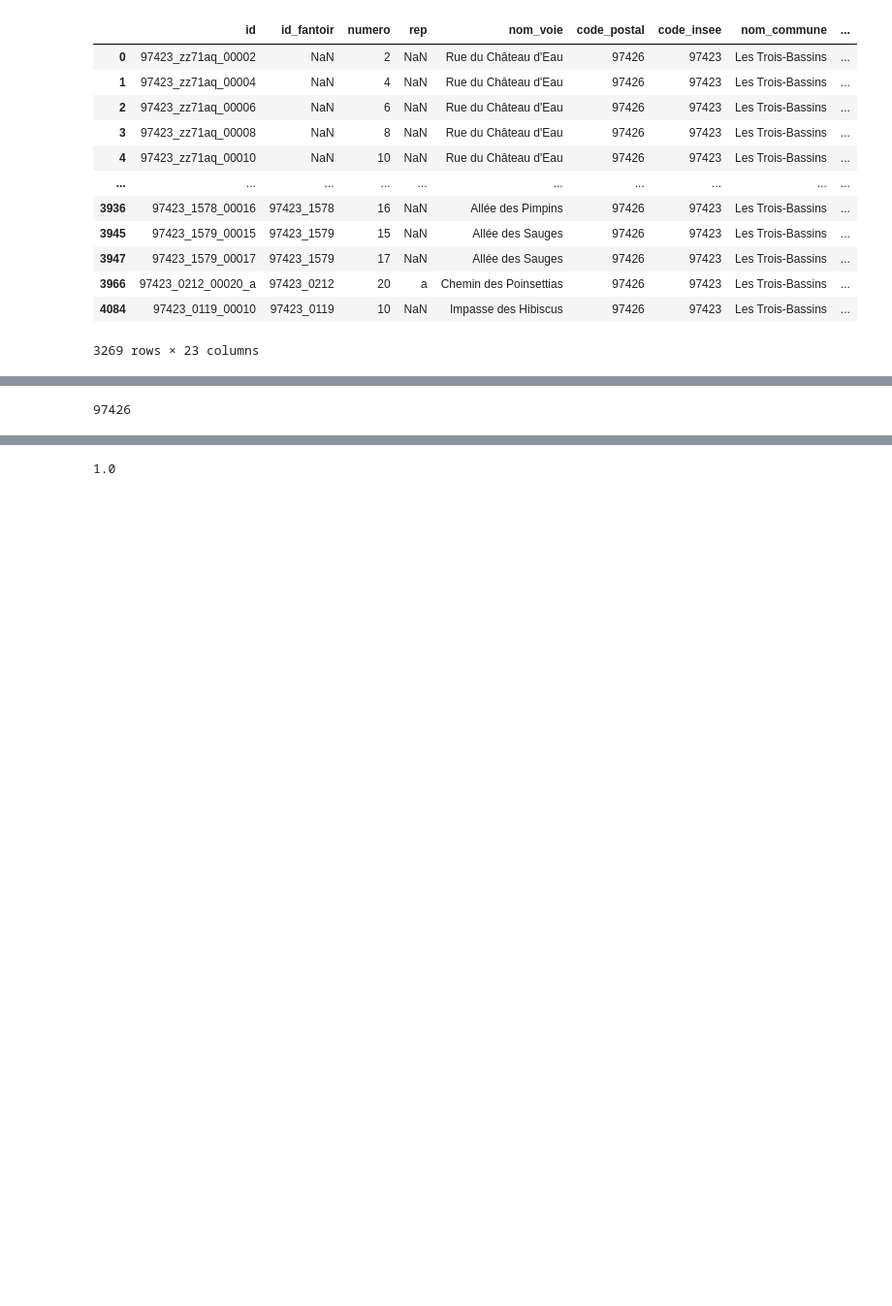
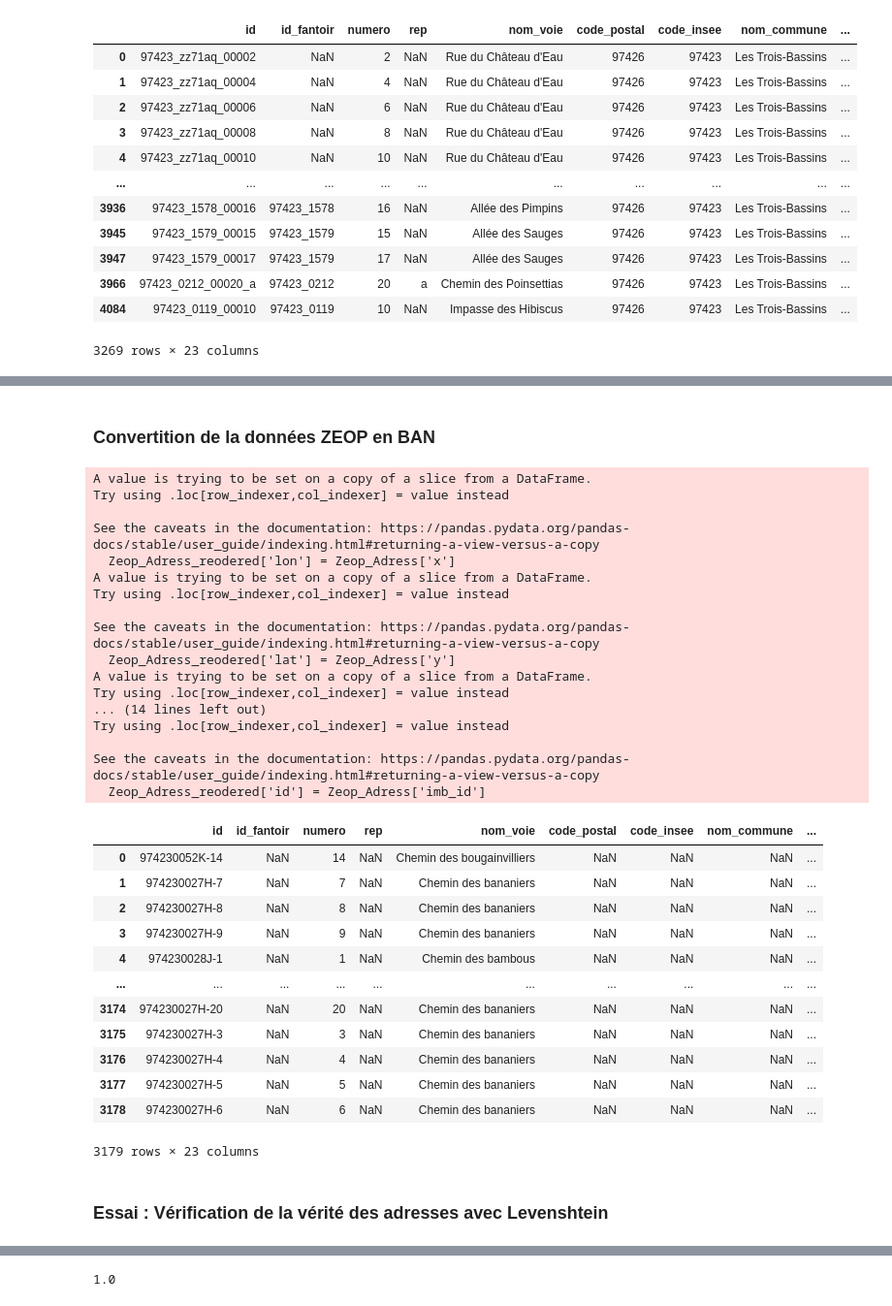
Before and after one commit to gitreunion/datacup-challenge-esi-flipside, a Jupyter notebook: Untitled.ipynb, the cells around one changed output, grey strips where cells are left out. Shown at 97% size. Saved outputs shown, nothing was run; the diff lists cells and outputs as text; code cells hidden in the pictures; blank space fills up the shorter version.

```diff
--- a/Untitled.ipynb
+++ b/Untitled.ipynb
@@ -66,19 +75,3 @@ Ban_Adress_Certifier
 | 3966 | 97423_0212_00020_a | 97423_0212 | 20 | a | Chemin des Poinsettias | 97426 | 97423 | Les Trois-Bassins | ... |
 | 4084 | 97423_0119_00010 | 97423_0119 | 10 | NaN | Impasse des Hibiscus | 97426 | 97423 | Les Trois-Bassins | ... |
 3269 rows × 23 columns
-# %%
-## Transformer le format du document de la ZEOP vers BAN
-
-Ban_Adress_Empty = Ban_Adress.iloc[0:0]
-
-## ON garde uniqument les varialbes du fichier BAN
-## ATTENTION RETIRER LES TIRETS
-Zeop_Adress_reodered = Ban_Adress_Empty
-Zeop_Adress_reodered['lon'] = Zeop_Adress['x']
-Zeop_Adress_reodered['lat'] = Zeop_Adress['y']
-Zeop_Adress_reodered['code_postal'] = Zeop_Adress['code_poste']
-Zeop_Adress_reodered['code_insee'] = Zeop_Adress['code_insee']
-Zeop_Adress_reodered['nom_commune'] = Zeop_Adress['nom_com'].str.replace("-", " ").str.upper() #ATTENTION
-Zeop_Adress_reodered['nom_voie'] = Zeop_Adress['type_voie']+ " " + Zeop_Adress['nom_voie'].str.lower()
-
-Zeop_Adress_reodered['id'] = Zeop_Adress['imb_id']
@@ -126,4 +77,0 @@ test_BAN = Ban_Adress_Certifier.iloc[0]
-# %%
-test_BAN["code_postal"]
-# %% [output]
-97426
@@ -130,2 +80,53 @@ test_BAN["code_postal"]
+# %% [markdown]
+### Convertition de la données ZEOP en BAN
+# %%
+def Convert_ZEOP_to_FormatBAN(Ban_Adress, Zeop_Adress):
+    Ban_Adress_Empty = Ban_Adress.iloc[0:0]
+
+    Zeop_Adress_reodered = Ban_Adress_Empty
+    Zeop_Adress_reodered['lon'] = Zeop_Adress['x']
+    Zeop_Adress_reodered['lat'] = Zeop_Adress['y']
+    Zeop_Adress_reodered['nom_voie'] = Zeop_Adress['type_voie']+ " " + Zeop_Adress['nom_voie'].str.lower()
+    Zeop_Adress_reodered['numero'] = Zeop_Adress['num_voie']
+    Zeop_Adress_reodered['rep'] = Zeop_Adress['cp_no_voie']
+    Zeop_Adress_reodered['id'] = Zeop_Adress['imb_id']
+
+    return Zeop_Adress_reodered
+# %%
+Zeop_Adress_Convert = Convert_ZEOP_to_FormatBAN(Ban_Adress, Zeop_Adress)
+Zeop_Adress_Convert
+# %% [output]
+A value is trying to be set on a copy of a slice from a DataFrame.
+Try using .loc[row_indexer,col_indexer] = value instead
+
+See the caveats in the documentation: https://pandas.pydata.org/pandas-docs/stable/user_guide/indexing.html#returning-a-view-versus-a-copy
+  Zeop_Adress_reodered['lon'] = Zeop_Adress['x']
+A value is trying to be set on a copy of a slice from a DataFrame.
+Try using .loc[row_indexer,col_indexer] = value instead
+
+See the caveats in the documentation: https://pandas.pydata.org/pandas-docs/stable/user_guide/indexing.html#returning-a-view-versus-a-copy
+  Zeop_Adress_reodered['lat'] = Zeop_Adress['y']
+A value is trying to be set on a copy of a slice from a DataFrame.
+Try using .loc[row_indexer,col_indexer] = value instead
+... (14 lines left out)
+Try using .loc[row_indexer,col_indexer] = value instead
+
+See the caveats in the documentation: https://pandas.pydata.org/pandas-docs/stable/user_guide/indexing.html#returning-a-view-versus-a-copy
+  Zeop_Adress_reodered['id'] = Zeop_Adress['imb_id']
+|  | id | id_fantoir | numero | rep | nom_voie | code_postal | code_insee | nom_commune | ... |
+| 0 | 974230052K-14 | NaN | 14 | NaN | Chemin des bougainvilliers | NaN | NaN | NaN | ... |
+| 1 | 974230027H-7 | NaN | 7 | NaN | Chemin des bananiers | NaN | NaN | NaN | ... |
+| 2 | 974230027H-8 | NaN | 8 | NaN | Chemin des bananiers | NaN | NaN | NaN | ... |
+| 3 | 974230027H-9 | NaN | 9 | NaN | Chemin des bananiers | NaN | NaN | NaN | ... |
+| 4 | 974230028J-1 | NaN | 1 | NaN | Chemin des bambous | NaN | NaN | NaN | ... |
+| ... | ... | ... | ... | ... | ... | ... | ... | ... | ... |
+| 3174 | 974230027H-20 | NaN | 20 | NaN | Chemin des bananiers | NaN | NaN | NaN | ... |
+| 3175 | 974230027H-3 | NaN | 3 | NaN | Chemin des bananiers | NaN | NaN | NaN | ... |
+| 3176 | 974230027H-4 | NaN | 4 | NaN | Chemin des bananiers | NaN | NaN | NaN | ... |
+| 3177 | 974230027H-5 | NaN | 5 | NaN | Chemin des bananiers | NaN | NaN | NaN | ... |
+| 3178 | 974230027H-6 | NaN | 6 | NaN | Chemin des bananiers | NaN | NaN | NaN | ... |
+3179 rows × 23 columns
+# %% [markdown]
+### Essai : Vérification de la vérité des adresses avec Levenshtein
 # %%
 import Levenshtein
```
Also changed, not shown: parts of 47 cells of this notebook, 5 other files.
